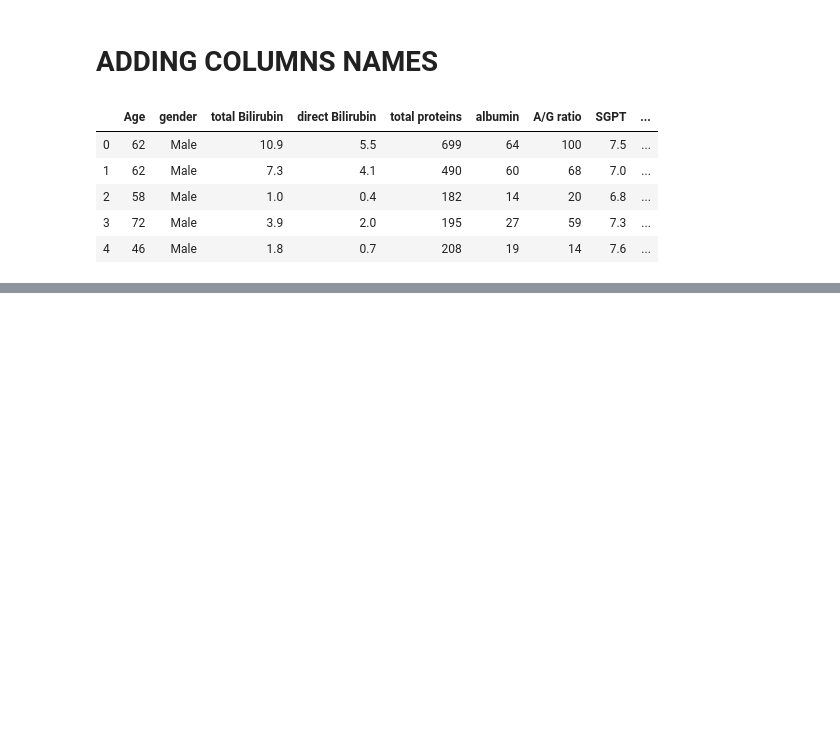
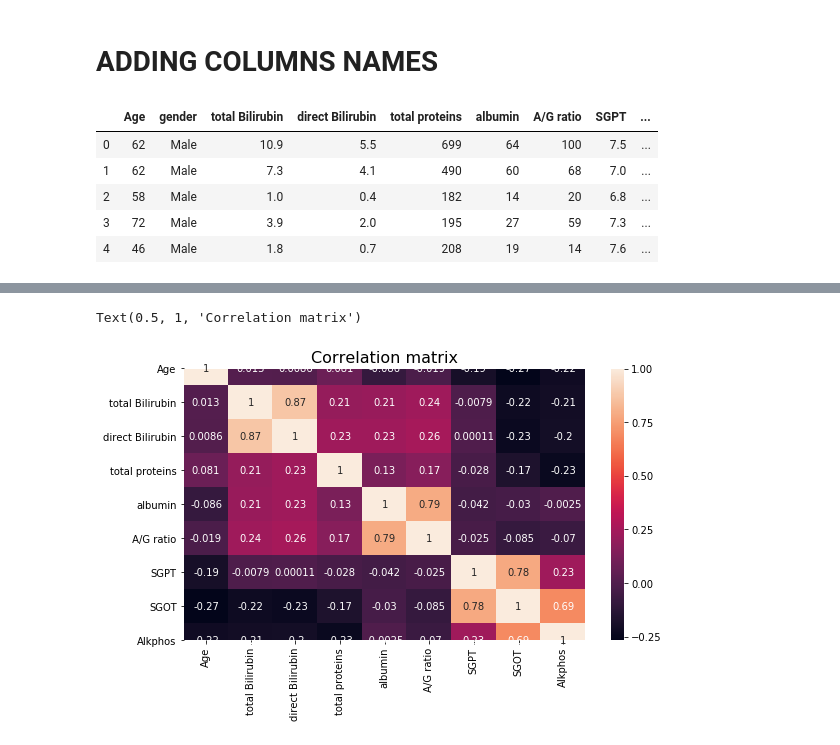
Before and after one commit to RakshithDB1/Predication-of-liver-disease-using-machine-learning-techniques, a Jupyter notebook: EDA_AND_SVM.ipynb, the cells around one changed output, grey strips where cells are left out. Saved outputs shown, nothing was run; the diff lists cells and outputs as text; code cells hidden in the pictures; blank space fills up the shorter version.

```diff
--- a/EDA_AND_SVM.ipynb
+++ b/EDA_AND_SVM.ipynb
@@ -34,0 +89,11 @@ df.head(5)
+# %%
+corr=df[::][df.columns[:10]].corr()
+# %%
+ax=plt.subplots(figsize=(9,5))
+ax=sns.heatmap(corr,
+        xticklabels=corr.columns,
+        yticklabels=corr.columns,annot=True)
+ax.set_title('Correlation matrix', fontsize=16, fontdict={})
+# %% [output]
+Text(0.5, 1, 'Correlation matrix')
+[figure, added]
```
Also changed, not shown: parts of 9 cells of this notebook.
